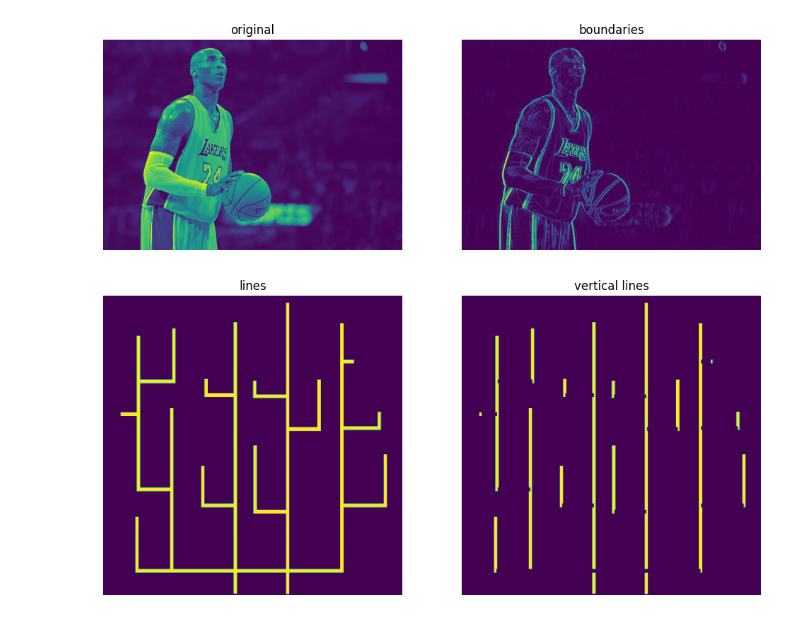
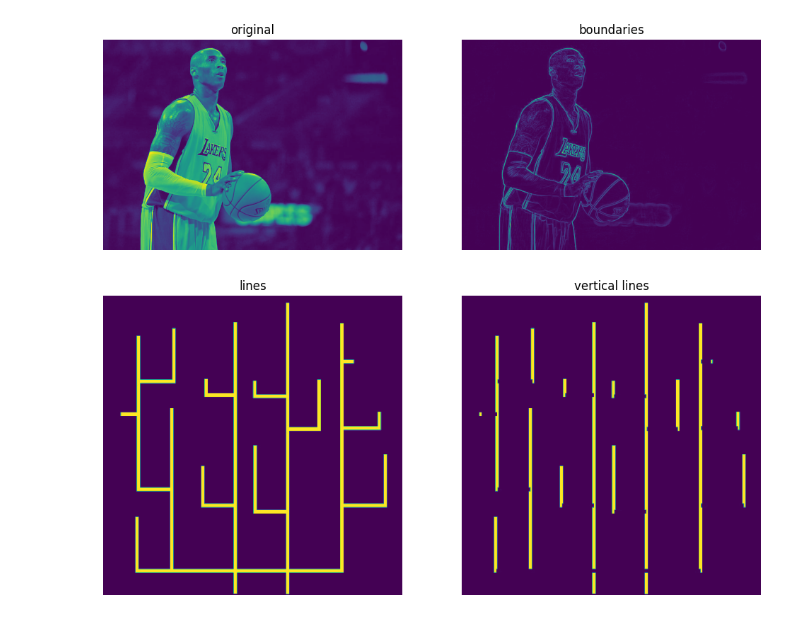
Before and after one commit to vimaurya/ComputerVision, a Jupyter notebook: cv2_basic/boundary_detection.ipynb, the cells around one changed output. Cells and saved outputs as stored; diff of their text form; code cells hidden in the pictures.

```diff
--- a/cv2_basic/boundary_detection.ipynb
+++ b/cv2_basic/boundary_detection.ipynb
@@ -10,33 +10,31 @@ img = cv.cvtColor(img, cv.COLOR_BGR2GRAY)
 # %%
 
 kernel = np.array([[1,1,1],
                    [1,1,1],
                    [1,1,1]], dtype=np.uint8)
 
-kernel1 = np.ones((1,9), dtype = np.uint8)
-
-img_edge_erode = cv.erode(img, kernel1, iterations=1)
+img_edge_erode = cv.erode(img, kernel, iterations=1)
 
 diff = cv.absdiff(img, img_edge_erode)
 
 
 # cv.imshow('edge', diff)
 # cv.waitKey(0)
 # cv.destroyAllWindows()
 
 fig, axes = plt.subplots(1, 2, figsize=(12, 6))
 
 axes[0].imshow(img)
 axes[0].set_title('original')
 axes[0].axis('off')
 
 axes[1].imshow(diff)
 axes[1].set_title('boundaries')
 axes[1].axis('off')
 
 plt.show()
 # %% [output]
-[figure, old version]
+[figure, new version]
 # %%
 lines = cv.imread(os.path.join('..','data','lines.jpg'))
 
```
